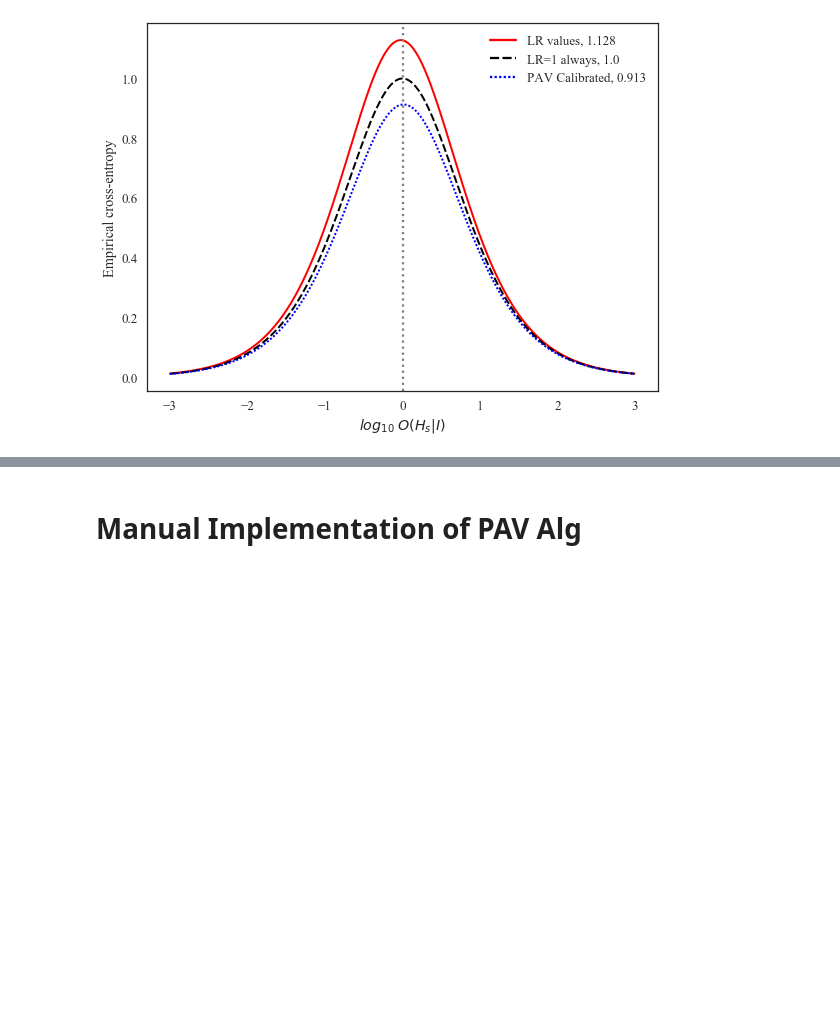
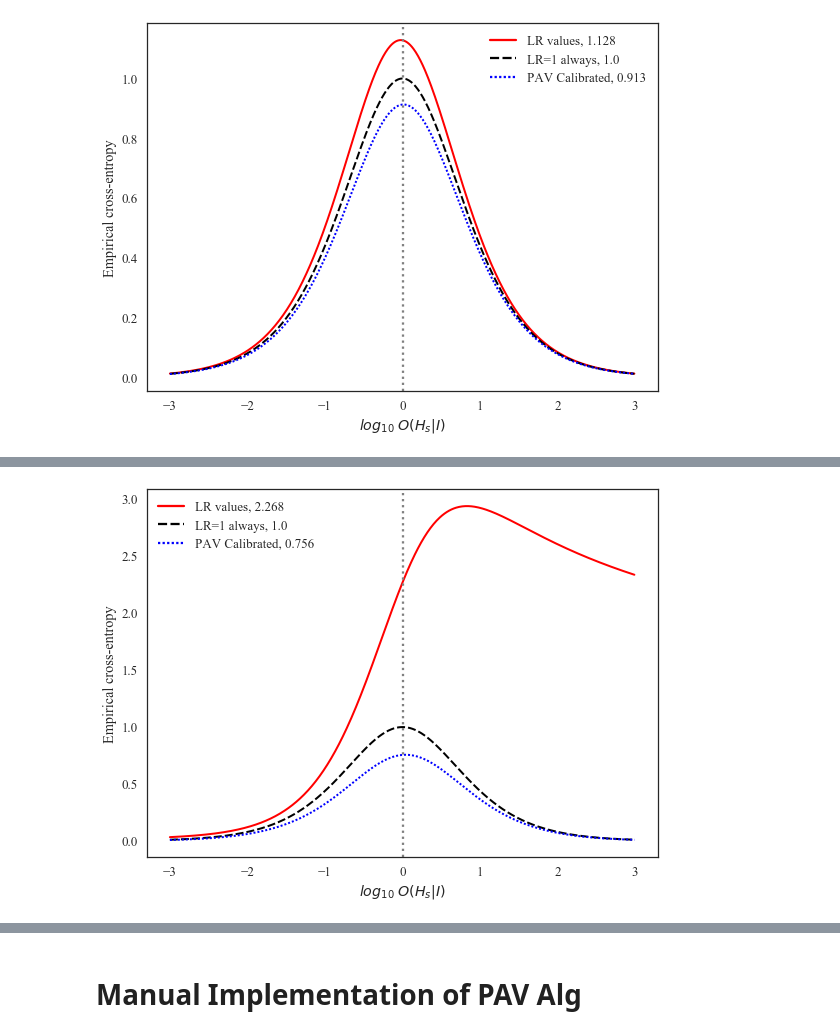
Before and after one commit to galbraic/spatial-assocr, a Jupyter notebook: notebooks/ECE_plots.ipynb, the cells around one changed output, grey strips where cells are left out. Drawn from its saved outputs; the diff is of its cells as text; code cells hidden in the pictures; blank space fills up the shorter version.

```diff
--- a/notebooks/ECE_plots.ipynb
+++ b/notebooks/ECE_plots.ipynb
@@ -367,0 +447,6 @@ plt.show()
+# %%
+f, ax = plot_ece(gowalla_lr, 'lr_alpha_step')
+set_size(f, w=8, h=6)
+plt.show()
+# %% [output]
+[figure, added]
```
Also changed, not shown: parts of 5 cells of this notebook, 4 other files.
